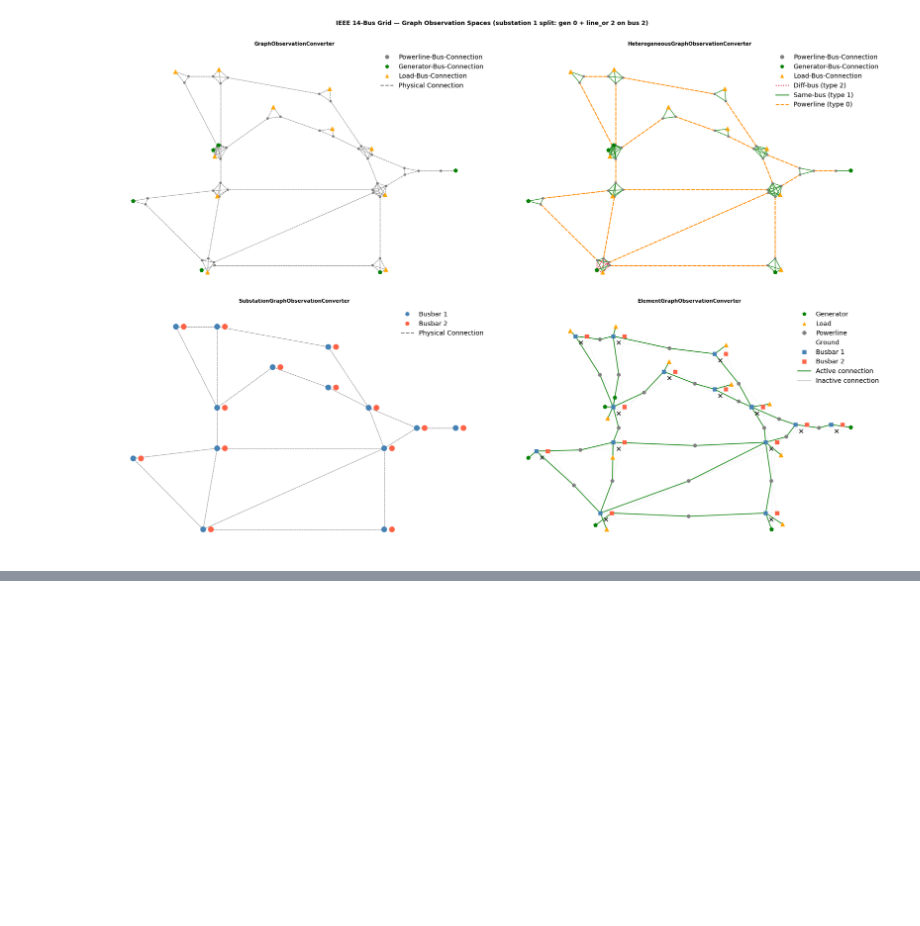
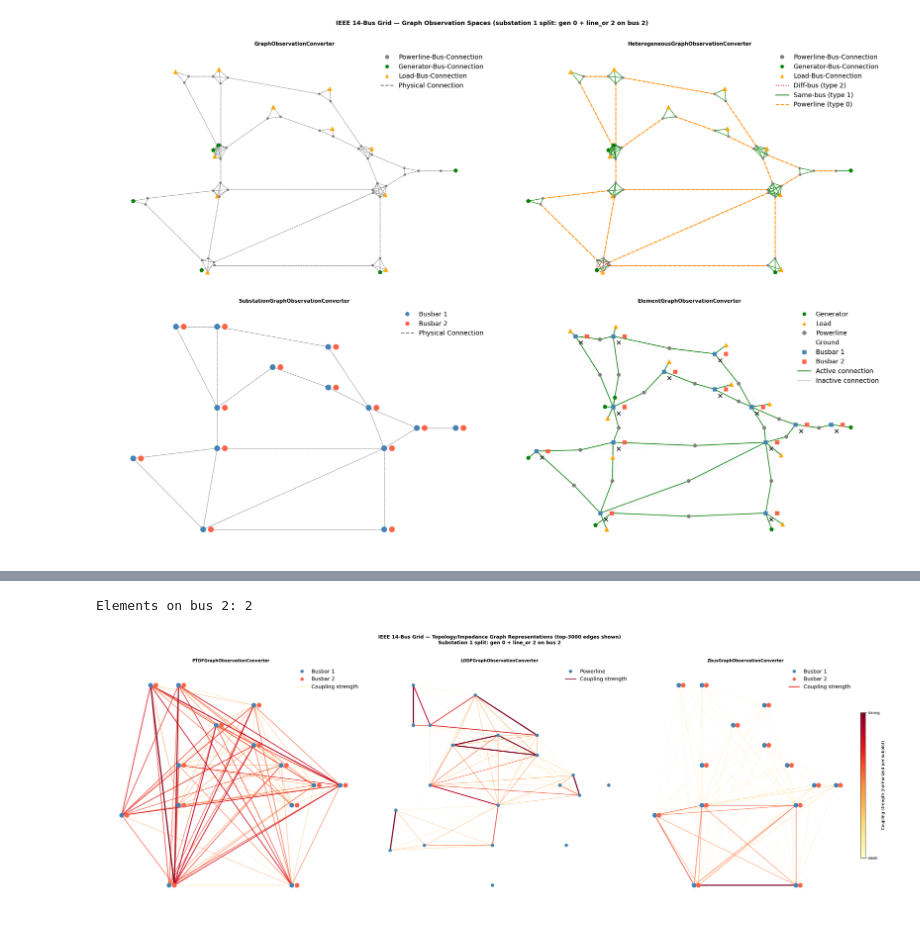
Before and after one commit to AdrianDegenkolb/NRI-for-explainable-RL-in-Power-Grids, a Jupyter notebook: src/visualization/graph_obs_spaces_ieee14.ipynb, the cells around one changed output, grey strips where cells are left out. Drawn from its saved outputs; the diff is of its cells as text; code cells hidden in the pictures; blank space fills up the shorter version.

Commit message:
Implement LODFGraphObservationConverter and ZbusGraphObservationConverter

```diff
--- a/src/visualization/graph_obs_spaces_ieee14.ipynb
+++ b/src/visualization/graph_obs_spaces_ieee14.ipynb
@@ -109,0 +127,79 @@ plt.show()
+# %%
+import numpy as np
+import matplotlib.cm as mcm
+import matplotlib.colors as mcolors_norm
+
+# LightSimBackend environment — required for PTDF/LODF/Zbus computation.
+env_ls = grid2op.make("l2rpn_case14_sandbox", backend=LightSimBackend())
+env_ls.reset()
+
+action_ls = env_ls.action_space({
+    "set_bus": {
+        "generators_id": [(0, 2)],
+        "lines_or_id":   [(2, 2)],
+    }
+})
+obs_ls, _, done_ls, _ = env_ls.step(action_ls)
+if done_ls:
+    print("Topology action caused game-over — using initial observation.")
+    obs_ls = env_ls.reset()
+else:
+    print(f"Elements on bus 2: {(obs_ls.topo_vect == 2).sum()}")
+
+TOP_K = 3000  # number of strongest edges to display per converter
+
+converters_ls = [
+    ("PTDFGraphObservationConverter",
+     PTDFGraphObservationConverter(env_ls.backend, env_ls.observation_space)),
+    ("LODFGraphObservationConverter",
+     LODFGraphObservationConverter(env_ls.backend, env_ls.observation_space)),
+    ("ZbusGraphObservationConverter",
+     ZbusGraphObservationConverter(env_ls.backend, env_ls.observation_space)),
+]
+
+fig, axs = plt.subplots(1, 3, figsize=(30, 10), dpi=100)
+
+for ax, (title, converter) in zip(axs, converters_ls):
+    gym_obs = converter.to_gym(obs_ls)
+
+    # Build a top-K mask: keep only the TOP_K edges with the highest |weight|
+    # among those that are active (EDGE_MASK = True).
+    active_mask = gym_obs[EDGE_MASK].astype(bool)
+    weights_all = np.nan_to_num(np.abs(gym_obs[EDGES][:, 0]))
+    active_idx  = np.where(active_mask)[0]
+    top_idx     = active_idx[np.argsort(weights_all[active_idx])[-TOP_K:]]
+    top_k_mask  = np.zeros(len(active_mask), dtype=bool)
+    top_k_mask[top_idx] = True
+
+    edge_index  = gym_obs[EDGE_INDEX][:, top_k_mask]
+    node_styles = get_node_styles(env_ls, type(converter))
+    edge_styles = get_edge_styles(gym_obs, type(converter), edge_mask=top_k_mask)
+
+    args = PlottingArgs(
+        num_nodes=len(node_styles),
+        powerline_edge_index=edge_index,
+        node_styles=node_styles,
+        edge_styles=edge_styles,
+        show_legend=True,
+    )
+    visualize_graph(args, ax=ax)
+    ax.set_title(title, fontsize=11, fontweight="bold")
+
+# Shared colorbar — same YlOrRd cmap used by get_edge_styles, normalized 0→1 per subplot.
+sm = mcm.ScalarMappable(cmap="YlOrRd", norm=mcolors_norm.Normalize(vmin=0, vmax=1))
+sm.set_array([])
+cbar = fig.colorbar(sm, ax=axs[-1], shrink=0.6, aspect=30, pad=0.02)
+cbar.set_label("Coupling strength (normalized per subplot)", fontsize=11)
+cbar.set_ticks([0.0, 0.5, 1.0])
+cbar.set_ticklabels(["weak", "", "strong"])
+
+plt.suptitle(
+    f"IEEE 14-Bus Grid — Topology/Impedance Graph Representations (top-{TOP_K} edges shown)\n"
+    "Substation 1 split: gen 0 + line_or 2 on bus 2",
+    fontsize=13, fontweight="bold", y=1.02,
+)
+plt.tight_layout()
+plt.show()
+# %% [output]
+Elements on bus 2: 2
+[figure, added]
```
Also changed, not shown: parts of 2 cells of this notebook, 2 other files.
